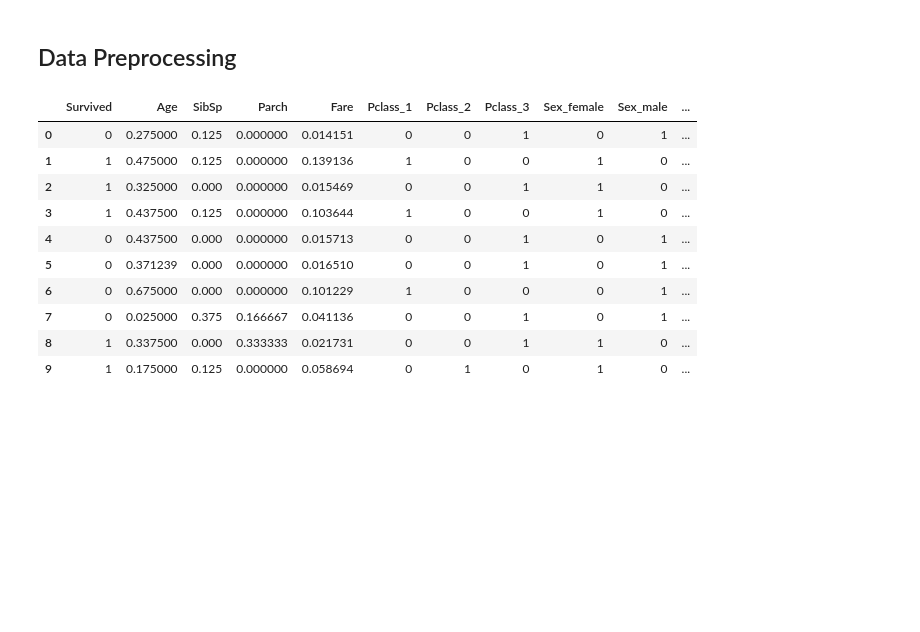
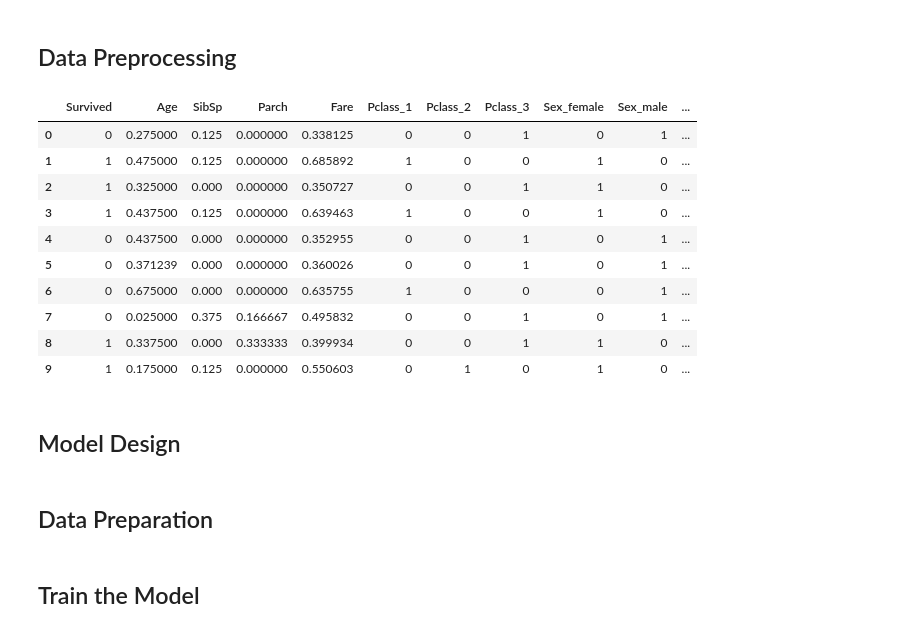
Before and after one commit to MRMATTHEWLGIT/Kaggle-Titanic_Comp, a Jupyter notebook: titanicNN.ipynb, the cells around one changed output. Drawn from its saved outputs; the diff is of its cells as text; code cells hidden in the pictures; blank space fills up the shorter version.

```diff
--- a/titanicNN.ipynb
+++ b/titanicNN.ipynb
@@ -29,40 +49,44 @@ test.drop(["PassengerId", "Name", "Cabin", "Ticket"], axis=1, inplace=True)
 train.fillna({"Embarked": "U"}, inplace=True)
 test.fillna({"Embarked": "U"}, inplace=True)
 
 # Fill Missing Age Values with Mean Age
 train.fillna({"Age": train.Age.mean()}, inplace=True)
 test.fillna({"Age": test.Age.mean()}, inplace=True)
 
 # Handle Categorical Data
 train = pd.get_dummies(train, columns=["Pclass", "Sex", "Embarked"], dtype=int)
 test = pd.get_dummies(test, columns=["Pclass", "Sex", "Embarked"], dtype=int)
 
 # Normalise Age Range
 train["Age"] = train["Age"] / train.Age.max()
 test["Age"] = test["Age"] / test.Age.max()
 
 # Normalise Fare Range
+train["Fare"] = np.log10(train["Fare"]  + 1)
+test["Fare"] = np.log10(test["Fare"] + 1)
 train["Fare"] = train["Fare"] / train.Fare.max()
 test["Fare"] = test["Fare"] / test.Fare.max()
 
 # Normalise SibSb Range
 train["SibSp"] = train["SibSp"] / train.SibSp.max()
 test["SibSp"] = test["SibSp"] / test.SibSp.max()
 
 # Normalise Parch Range
 train["Parch"] = train["Parch"] / train.Parch.max()
 test["Parch"] = test["Parch"] / test.Parch.max()
 
 train.head(10)
 # %% [output]
 |  | Survived | Age | SibSp | Parch | Fare | Pclass_1 | Pclass_2 | Pclass_3 | Sex_female | Sex_male | ... |
-| 0 | 0 | 0.275000 | 0.125 | 0.000000 | 0.014151 | 0 | 0 | 1 | 0 | 1 | ... |
-| 1 | 1 | 0.475000 | 0.125 | 0.000000 | 0.139136 | 1 | 0 | 0 | 1 | 0 | ... |
-| 2 | 1 | 0.325000 | 0.000 | 0.000000 | 0.015469 | 0 | 0 | 1 | 1 | 0 | ... |
-| 3 | 1 | 0.437500 | 0.125 | 0.000000 | 0.103644 | 1 | 0 | 0 | 1 | 0 | ... |
-| 4 | 0 | 0.437500 | 0.000 | 0.000000 | 0.015713 | 0 | 0 | 1 | 0 | 1 | ... |
-| 5 | 0 | 0.371239 | 0.000 | 0.000000 | 0.016510 | 0 | 0 | 1 | 0 | 1 | ... |
-| 6 | 0 | 0.675000 | 0.000 | 0.000000 | 0.101229 | 1 | 0 | 0 | 0 | 1 | ... |
-| 7 | 0 | 0.025000 | 0.375 | 0.166667 | 0.041136 | 0 | 0 | 1 | 0 | 1 | ... |
-| 8 | 1 | 0.337500 | 0.000 | 0.333333 | 0.021731 | 0 | 0 | 1 | 1 | 0 | ... |
-| 9 | 1 | 0.175000 | 0.125 | 0.000000 | 0.058694 | 0 | 1 | 0 | 1 | 0 | ... |
+| 0 | 0 | 0.275000 | 0.125 | 0.000000 | 0.338125 | 0 | 0 | 1 | 0 | 1 | ... |
+| 1 | 1 | 0.475000 | 0.125 | 0.000000 | 0.685892 | 1 | 0 | 0 | 1 | 0 | ... |
+| 2 | 1 | 0.325000 | 0.000 | 0.000000 | 0.350727 | 0 | 0 | 1 | 1 | 0 | ... |
+| 3 | 1 | 0.437500 | 0.125 | 0.000000 | 0.639463 | 1 | 0 | 0 | 1 | 0 | ... |
+| 4 | 0 | 0.437500 | 0.000 | 0.000000 | 0.352955 | 0 | 0 | 1 | 0 | 1 | ... |
+| 5 | 0 | 0.371239 | 0.000 | 0.000000 | 0.360026 | 0 | 0 | 1 | 0 | 1 | ... |
+| 6 | 0 | 0.675000 | 0.000 | 0.000000 | 0.635755 | 1 | 0 | 0 | 0 | 1 | ... |
+| 7 | 0 | 0.025000 | 0.375 | 0.166667 | 0.495832 | 0 | 0 | 1 | 0 | 1 | ... |
+| 8 | 1 | 0.337500 | 0.000 | 0.333333 | 0.399934 | 0 | 0 | 1 | 1 | 0 | ... |
+| 9 | 1 | 0.175000 | 0.125 | 0.000000 | 0.550603 | 0 | 1 | 0 | 1 | 0 | ... |
+# %% [markdown]
+## Model Design
@@ -68,0 +119,2 @@ train.head(10)
+# %% [markdown]
+## Data Preparation
@@ -68,0 +131,2 @@ train.head(10)
+# %% [markdown]
+## Train the Model
```
Also changed, not shown: parts of 12 cells of this notebook.
